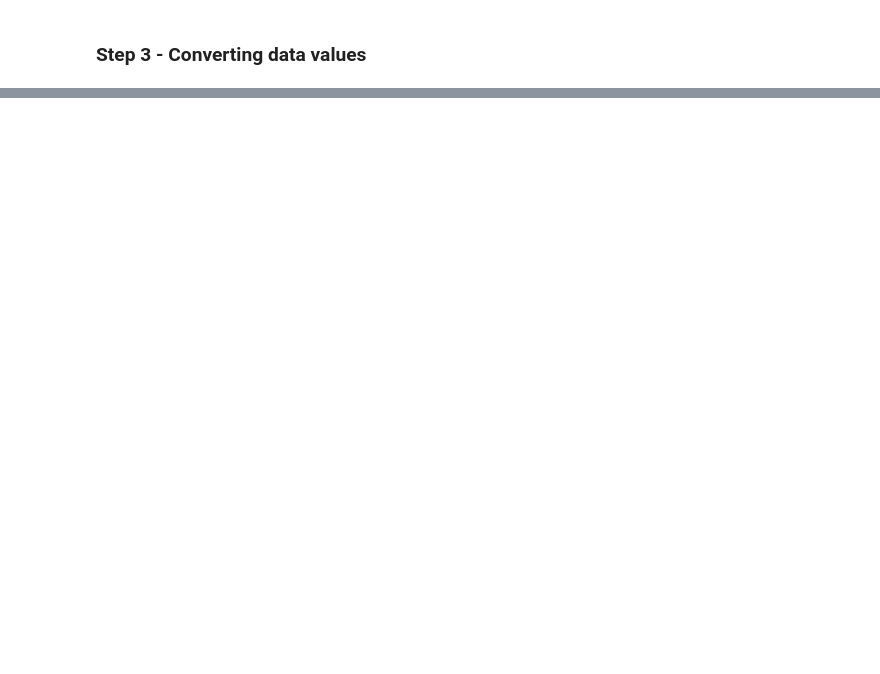
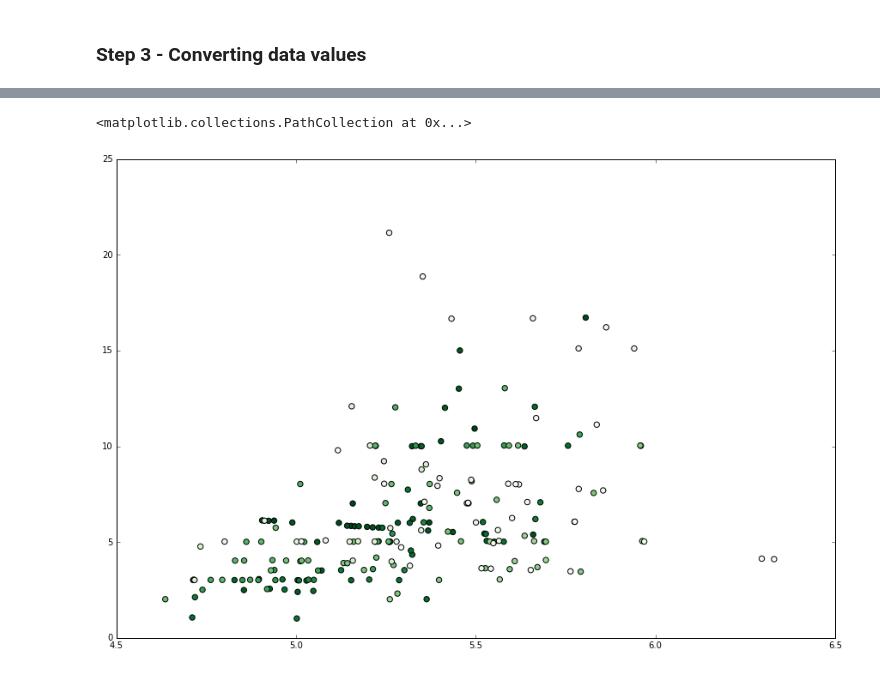
Before and after one commit to zelacerda/Jupyter_notebooks, a Jupyter notebook: RunKeeper.ipynb, the cells around one changed output, grey strips where cells are left out. Cells and saved outputs as stored; diff of their text form; code cells hidden in the pictures; blank space fills up the shorter version.

```diff
--- a/RunKeeper.ipynb
+++ b/RunKeeper.ipynb
@@ -73,0 +81,7 @@ df.head()
+# %%
+# Since we want analyse pace rate (min/Km) frequently, let's create another column with this data.
+
+df["pace"] = (raw_duration / df.distance) / 60
+#df.pace = df.pace.apply(to_timedelta)
+
+df.sort_values("pace", ascending=False).head()
@@ -73,0 +95,5 @@ df.head()
+# %%
+# Oops... there are an activity with anomalous pace (in fact I've walking a lot during this activity).
+# Let's apply some filter.
+
+df = df[df.pace < 10]
@@ -73,0 +125,8 @@ df.head()
+# %%
+import matplotlib.pyplot as plt
+#import seaborn; seaborn.set() #Not working anymore. Perhaps after scipy update
+plt.figure(figsize=(15,10))
+plt.scatter(df["pace"], df["distance"], c=df["start"], cmap=plt.cm.Greens, s=40)
+# %% [output]
+<matplotlib.collections.PathCollection at 0x...>
+[figure, added]
```
Also changed, not shown: parts of 7 cells of this notebook, 4 other files.
